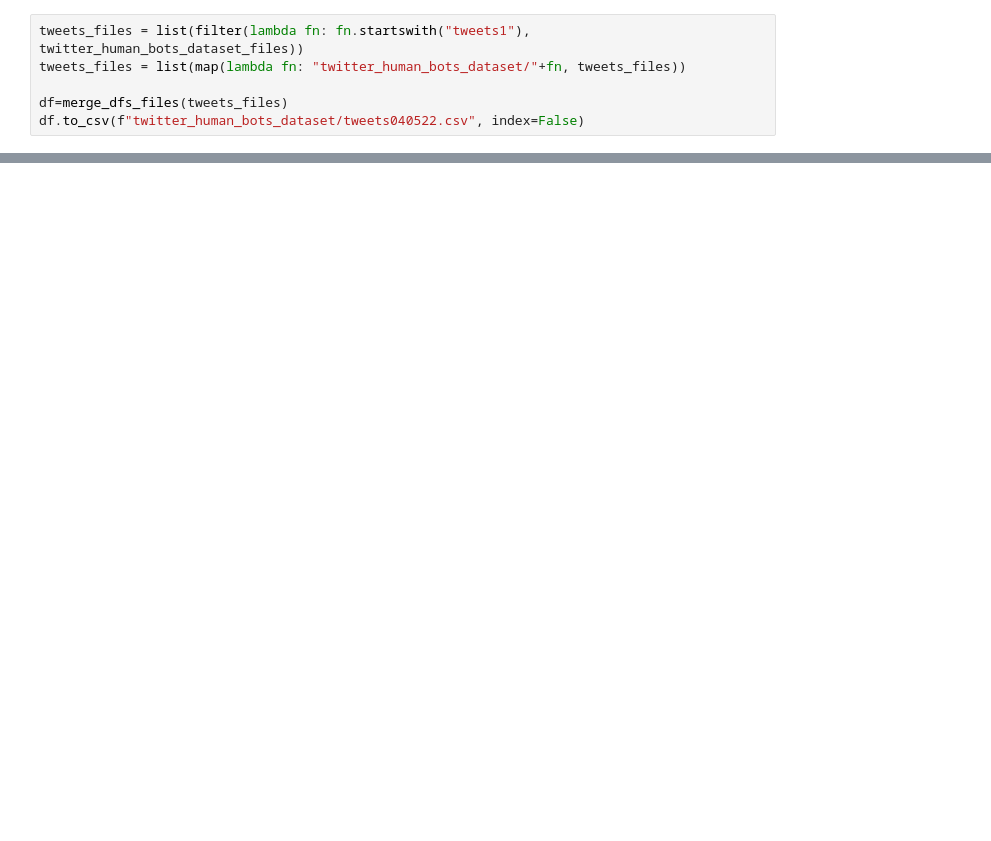
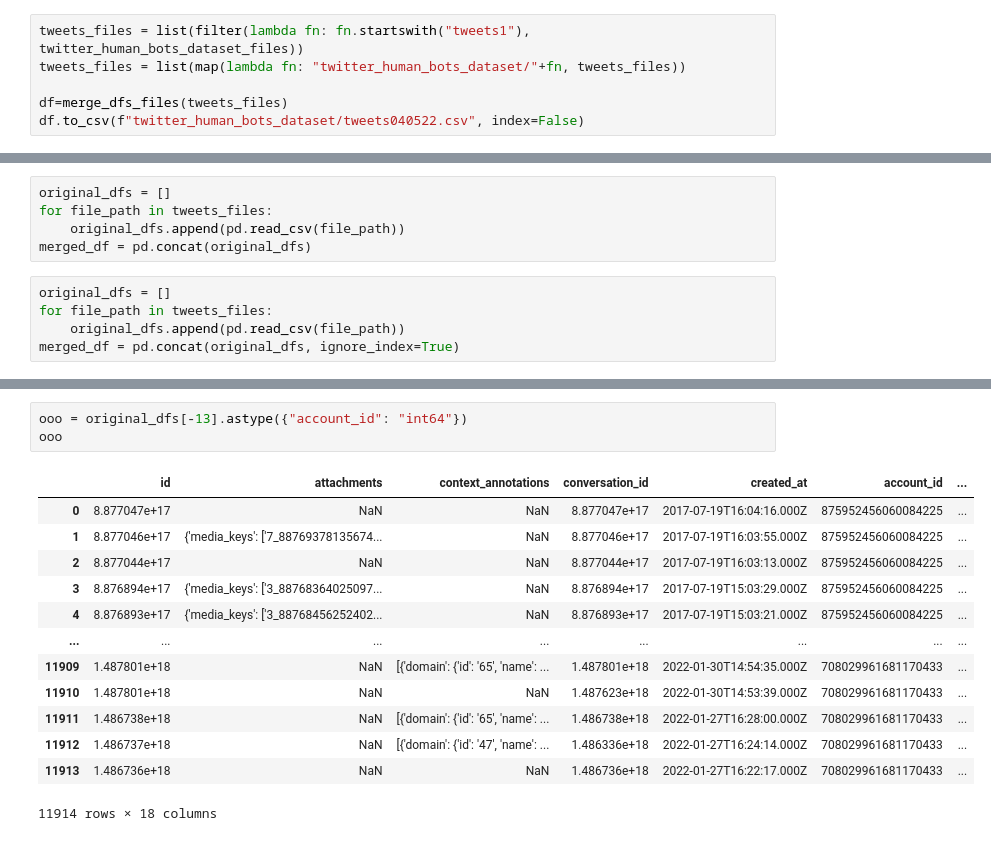
Before and after one commit to orlysk/TwitterBotsProject, a Jupyter notebook: merge_csvs.ipynb, the cells around one changed output, grey strips where cells are left out. Drawn from its saved outputs; the diff is of its cells as text; blank space fills up the shorter version.

```diff
--- a/merge_csvs.ipynb
+++ b/merge_csvs.ipynb
@@ -74,0 +262,10 @@ tweets_files
+# %%
+original_dfs = []
+for file_path in tweets_files:
+    original_dfs.append(pd.read_csv(file_path))
+merged_df = pd.concat(original_dfs)
+# %%
+original_dfs = []
+for file_path in tweets_files:
+    original_dfs.append(pd.read_csv(file_path))
+merged_df = pd.concat(original_dfs, ignore_index=True)
@@ -74,0 +382,17 @@ tweets_files
+# %%
+ooo = original_dfs[-13].astype({"account_id": "int64"})
+ooo
+# %% [output]
+|  | id | attachments | context_annotations | conversation_id | created_at | account_id | ... |
+| 0 | 8.877047e+17 | NaN | NaN | 8.877047e+17 | 2017-07-19T16:04:16.000Z | 875952456060084225 | ... |
+| 1 | 8.877046e+17 | {'media_keys': ['7_88769378135674... | NaN | 8.877046e+17 | 2017-07-19T16:03:55.000Z | 875952456060084225 | ... |
+| 2 | 8.877044e+17 | NaN | NaN | 8.877044e+17 | 2017-07-19T16:03:13.000Z | 875952456060084225 | ... |
+| 3 | 8.876894e+17 | {'media_keys': ['3_88768364025097... | NaN | 8.876894e+17 | 2017-07-19T15:03:29.000Z | 875952456060084225 | ... |
+| 4 | 8.876893e+17 | {'media_keys': ['3_88768456252402... | NaN | 8.876893e+17 | 2017-07-19T15:03:21.000Z | 875952456060084225 | ... |
+| ... | ... | ... | ... | ... | ... | ... | ... |
+| 11909 | 1.487801e+18 | NaN | [{'domain': {'id': '65', 'name': ... | 1.487801e+18 | 2022-01-30T14:54:35.000Z | 708029961681170433 | ... |
+| 11910 | 1.487801e+18 | NaN | NaN | 1.487623e+18 | 2022-01-30T14:53:39.000Z | 708029961681170433 | ... |
+| 11911 | 1.486738e+18 | NaN | [{'domain': {'id': '65', 'name': ... | 1.486738e+18 | 2022-01-27T16:28:00.000Z | 708029961681170433 | ... |
+| 11912 | 1.486737e+18 | NaN | [{'domain': {'id': '47', 'name': ... | 1.486336e+18 | 2022-01-27T16:24:14.000Z | 708029961681170433 | ... |
+| 11913 | 1.486736e+18 | NaN | NaN | 1.486736e+18 | 2022-01-27T16:22:17.000Z | 708029961681170433 | ... |
+11914 rows × 18 columns
```
Also changed, not shown: parts of 38 cells of this notebook, 6 other files.
